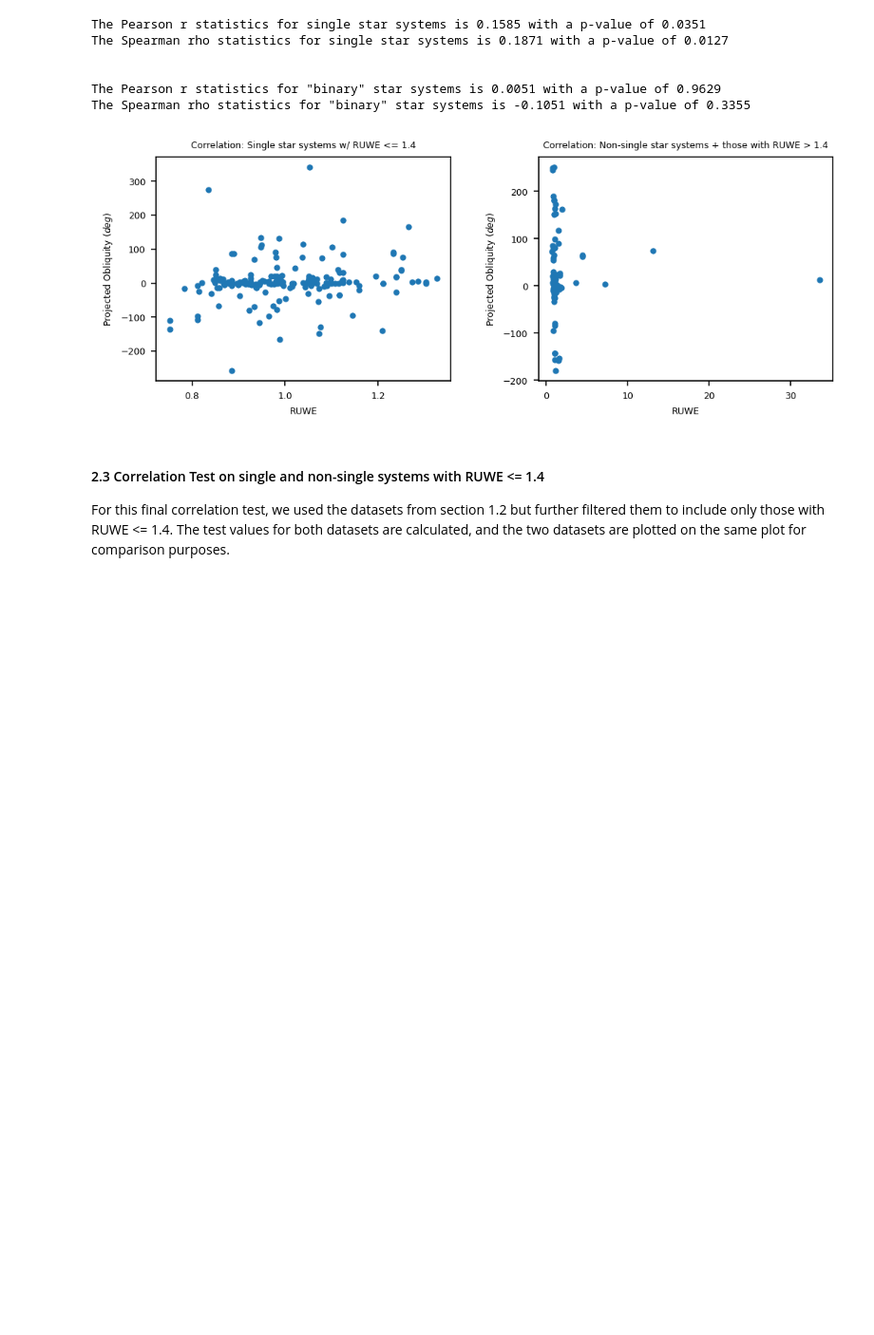
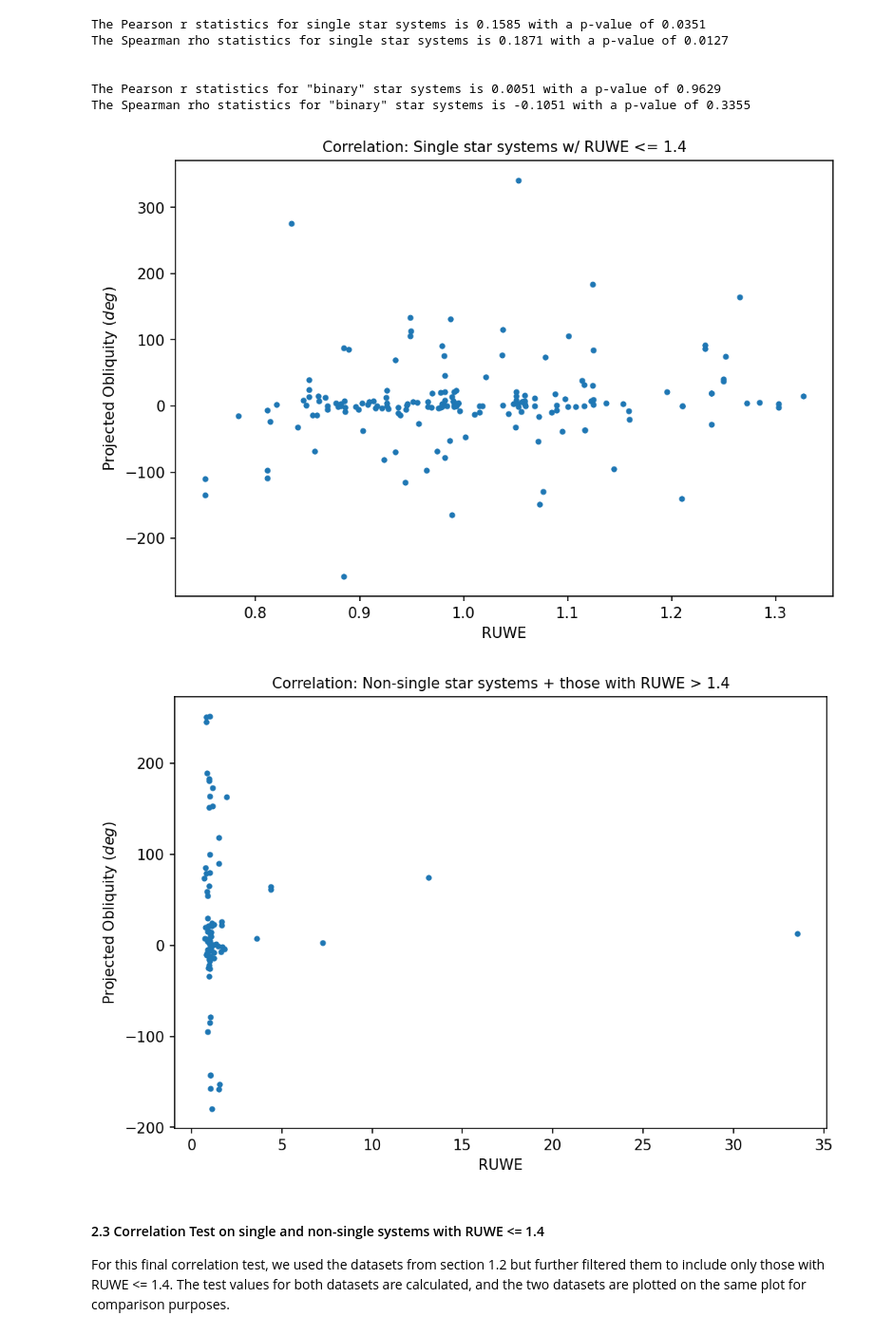
Before and after one commit to baryan/ASTR154-ProjectedObliquity, a Jupyter notebook: src/hypothesis_testing.ipynb, the cells around one changed output. Shown at 95% size. Drawn from its saved outputs; the diff is of its cells as text; code cells hidden in the pictures; blank space fills up the shorter version.

```diff
--- a/src/hypothesis_testing.ipynb
+++ b/src/hypothesis_testing.ipynb
@@ -129,17 +129,24 @@ plt.xlabel('Projected Obliquity $(^o)$');
 plt.ylabel('Frequency');
 plt.legend(['"Non-singular" star systems', '"Single" star systems'], fontsize=9, loc=1);
 
+output_loc = '../results/'
+plt.savefig(output_loc + 'obliq_hist_nonRuwe.png', transparent=True, dpi=300, format='png')
+
 plt.show()
 
 # Calculate the mean and standard deviation of the two populations as well
+avg_sin_nonRuwe = np.mean(single_sys['pl_projobliq'])
+std_sin_nonRuwe = np.std(single_sys['pl_projobliq'])
 prmpt = r'\text{For single star systems, mean and standard deviation of projected obliquity angles are: }'
-std_txt = f'{np.std(single_sys['pl_projobliq']):.3f}'
-avg_txt = f'{np.mean(single_sys['pl_projobliq']):.3f}'
+avg_txt = f'{avg_sin_nonRuwe:.3f}'
+std_txt = f'{std_sin_nonRuwe:.3f}'
 display(Math(prmpt + r'm = ' + avg_txt + r'\text{ and }\sigma = ' + std_txt));
 
+avg_bin_nonRuwe = np.mean(binary_sys['pl_projobliq'])
+std_bin_nonRuwe = np.std(binary_sys['pl_projobliq'])
 prmpt = r'\text{For binary star systems, mean and standard deviation of projected obliquity angles are: }'
-std_txt = f'{np.std(binary_sys['pl_projobliq']):.3f}'
-avg_txt = f'{np.mean(binary_sys['pl_projobliq']):.3f}'
+avg_txt = f'{avg_bin_nonRuwe:.3f}'
+std_txt = f'{std_bin_nonRuwe:.3f}'
 display(Math(prmpt + r'm = ' + avg_txt + r'\text{ and }\sigma = ' + std_txt));
 # %% [output]
 [figure]
@@ -447,29 +491,37 @@ The Spearman rho statistics for "binary" star systems is -0.1051 with a p-value
 # %%
 # Plot the Obliquity values vs. RUWE to see if there are any trends
 fig_w = 8
-fig_h = (fig_w/2) * 6 / 9
+fig_h = (fig_w) * 6 / 9
 plt.figure(figsize=[fig_w, fig_h], dpi=150)
 
-ax = plt.subplot(121)
 plt.plot(single_sys_ruwe['ruwe'], single_sys_ruwe['pl_projobliq'], '.')
-plt.title('Correlation: Single star systems w/ RUWE <= 1.4', fontsize=6)
-plt.xlabel('RUWE', fontsize=6)
-plt.ylabel(r'Projected Obliquity $(deg)$', fontsize=6)
-plt.xticks(fontsize=6)
-plt.yticks(fontsize=6)
+plt.title('Correlation: Single star systems w/ RUWE <= 1.4', fontsize=10)
+plt.xlabel('RUWE', fontsize=10)
+plt.ylabel(r'Projected Obliquity $(deg)$', fontsize=10)
+plt.xticks(fontsize=10)
+plt.yticks(fontsize=10)
 
-plt.subplot(122)
+plt.savefig(output_loc + 'corr_sin.png', transparent=True, dpi=300, format='png')
+
+plt.show()
+
+fig_w = 8
+fig_h = (fig_w) * 6 / 9
+plt.figure(figsize=[fig_w, fig_h], dpi=150)
+
 plt.plot(binary_sys_ruwe['ruwe'], binary_sys_ruwe['pl_projobliq'], '.')
-plt.title('Correlation: Non-single star systems + those with RUWE > 1.4', fontsize=6)
-plt.xlabel('RUWE', fontsize=6)
-plt.ylabel(r'Projected Obliquity $(deg)$', fontsize=6)
-plt.xticks(fontsize=6)
-plt.yticks(fontsize=6)
+plt.title('Correlation: Non-single star systems + those with RUWE > 1.4', fontsize=10)
+plt.xlabel('RUWE', fontsize=10)
+plt.ylabel(r'Projected Obliquity $(deg)$', fontsize=10)
+plt.xticks(fontsize=10)
+plt.yticks(fontsize=10)
 
-plt.subplots_adjust(wspace=.3)
+plt.savefig(output_loc + 'corr_bin.png', transparent=True, dpi=300, format='png')
+
 plt.show()
 # %% [output]
-[figure, old version]
+[figure, new version]
+[figure, added]
 # %% [markdown]
 #### 2.3 Correlation Test on single and non-single systems with RUWE <= 1.4
 
```
Also changed, not shown: parts of 17 cells of this notebook, 1 other file.
